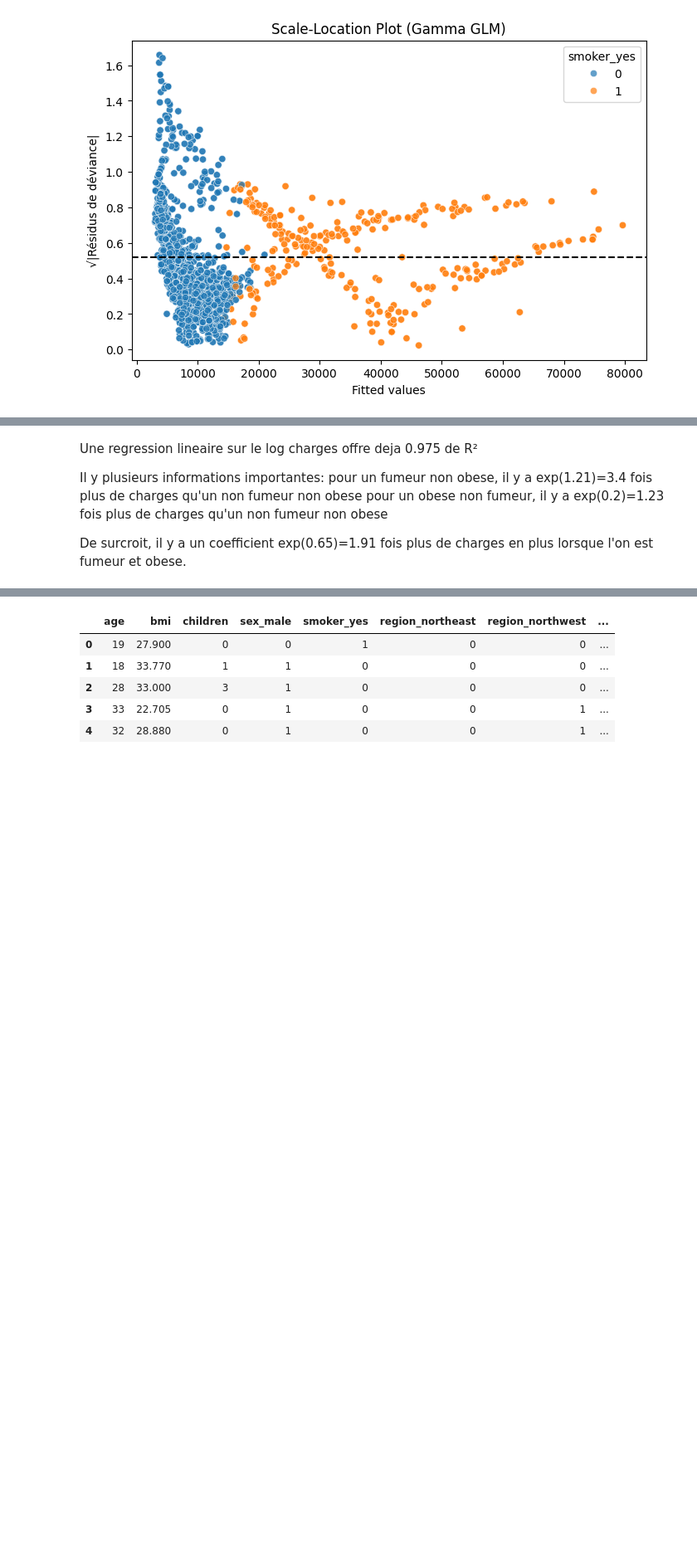
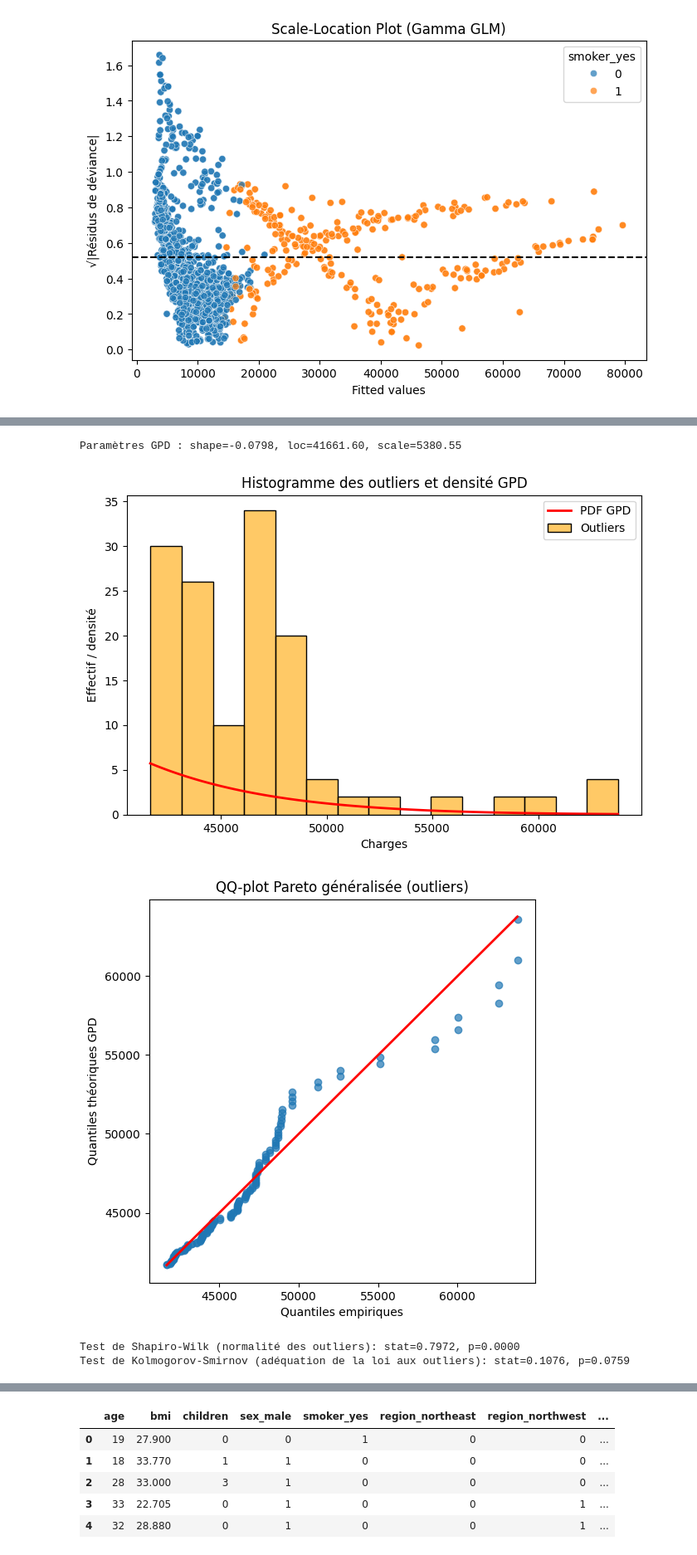
Before and after one commit to ultac/Projet-GLM, a Jupyter notebook: GLM Medical Charges.ipynb, the cells around one changed output, grey strips where cells are left out. Shown at 83% size. Drawn from its saved outputs; the diff is of its cells as text; code cells hidden in the pictures; blank space fills up the shorter version.

```diff
--- a/GLM Medical Charges.ipynb
+++ b/GLM Medical Charges.ipynb
@@ -1270,8 +1153,46 @@ children                           0.1034      0.007     15.419      0.000
-# %% [markdown]
-Une regression lineaire sur le log charges offre deja 0.975 de R²
-
-Il y plusieurs informations importantes:
-pour un fumeur non obese, il y a exp(1.21)=3.4 fois plus de charges qu'un non fumeur non obese
-pour un obese non fumeur, il y a exp(0.2)=1.23 fois plus de charges qu'un non fumeur non obese
-
-De surcroit, il y a un coefficient exp(0.65)=1.91 fois plus de charges en plus lorsque l'on est fumeur et obese.
+# %%
+#### Pareto Généralisée
+
+#Fitting de la loi de Pareto généralisée
+c, loc, scale = genpareto.fit(df_pareto['charges'], floc=seuil)
+print("Paramètres GPD : shape=%.4f, loc=%.2f, scale=%.2f" % (c, loc, scale))
+
+## Visualisation Pareto généralisée
+plt.figure(figsize=(8,5))
+sns.histplot(df_pareto['charges'], bins=15, color='orange', alpha=0.6, label='Outliers')
+x_vals = np.linspace(seuil, df_pareto['charges'].max(), 100)
+pdf_vals = genpareto.pdf(x_vals, c, loc=loc, scale=scale)
+# On multiplie par la largeur des bins pour visualiser l'histogramme
+plt.plot(x_vals, len(df_pareto['charges'])*pdf_vals*(x_vals[1]-x_vals[0]), color='red', lw=2, label='PDF GPD')
+plt.xlabel("Charges")
+plt.ylabel("Effectif / densité")
+plt.title("Histogramme des outliers et densité GPD")
+plt.legend()
+plt.show()
+
+# QQ-plot log-log pour GPD
+sorted_data = np.sort(df_pareto['charges'])
+empirical_cdf = np.arange(1, len(df_pareto['charges'])+1) / (len(df_pareto['charges'])+1)
+theoretical_quantiles = genpareto.ppf(empirical_cdf, c, loc=loc, scale=scale)
+
+plt.figure(figsize=(6,6))
+plt.scatter(sorted_data, theoretical_quantiles, alpha=0.7)
+plt.plot([sorted_data.min(), sorted_data.max()],[sorted_data.min(), sorted_data.max()], color='red', lw=2)
+plt.xlabel("Quantiles empiriques")
+plt.ylabel("Quantiles théoriques GPD")
+plt.title("QQ-plot Pareto généralisée (outliers)")
+plt.show()
+
+# Shapiro-Wilk sur outliers
+shapiro_stat, shapiro_p = shapiro(df_pareto['charges'])
+print("Test de Shapiro-Wilk (normalité des outliers): stat=%.4f, p=%.4f" % (shapiro_stat, shapiro_p))
+
+# Kolmogorov-Smirnov contre GPD
+ks_stat, ks_p = kstest(df_pareto['charges'], 'genpareto', args=(c, loc, scale))
+print("Test de Kolmogorov-Smirnov (adéquation de la loi aux outliers): stat=%.4f, p=%.4f" % (ks_stat, ks_p))
+# %% [output]
+Paramètres GPD : shape=-0.0798, loc=41661.60, scale=5380.55
+[figure, added]
+[figure, added]
+Test de Shapiro-Wilk (normalité des outliers): stat=0.7972, p=0.0000
+Test de Kolmogorov-Smirnov (adéquation de la loi aux outliers): stat=0.1076, p=0.0759
```
Also changed, not shown: parts of 28 cells of this notebook.
